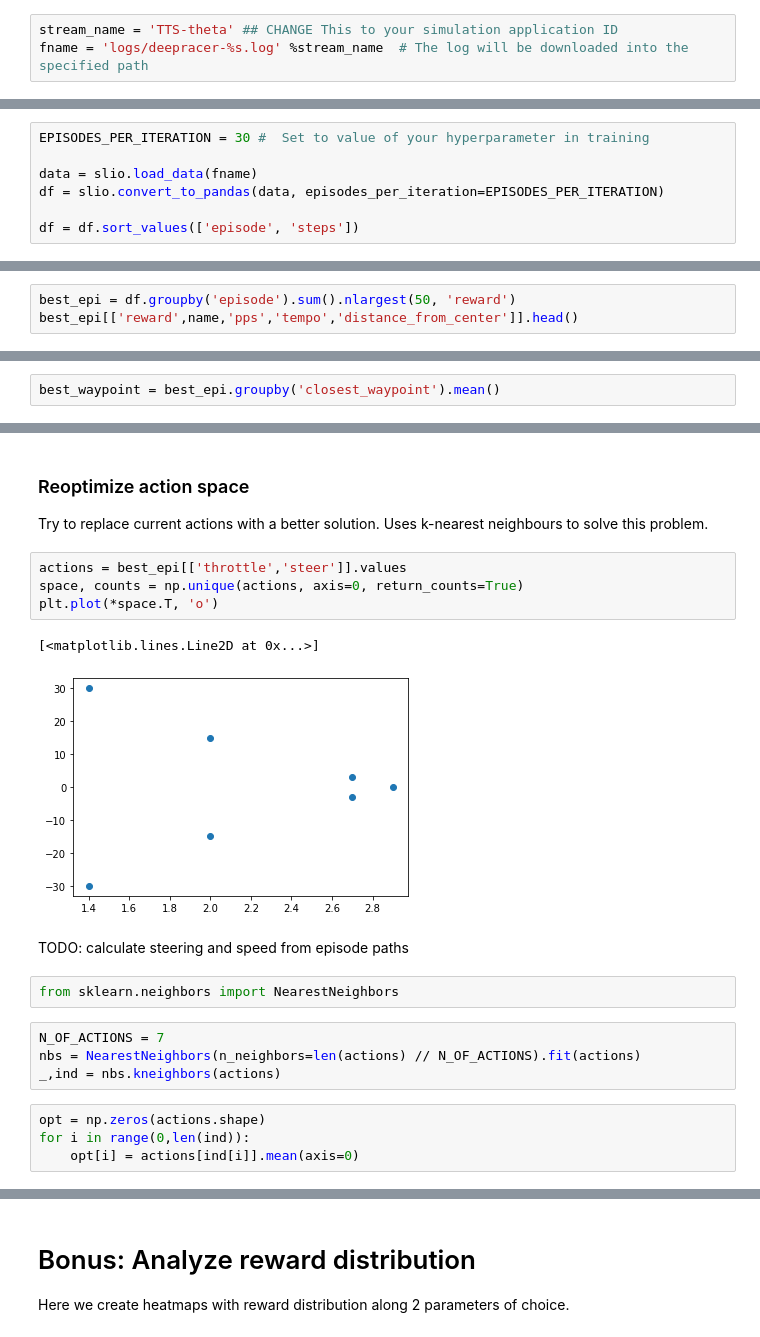
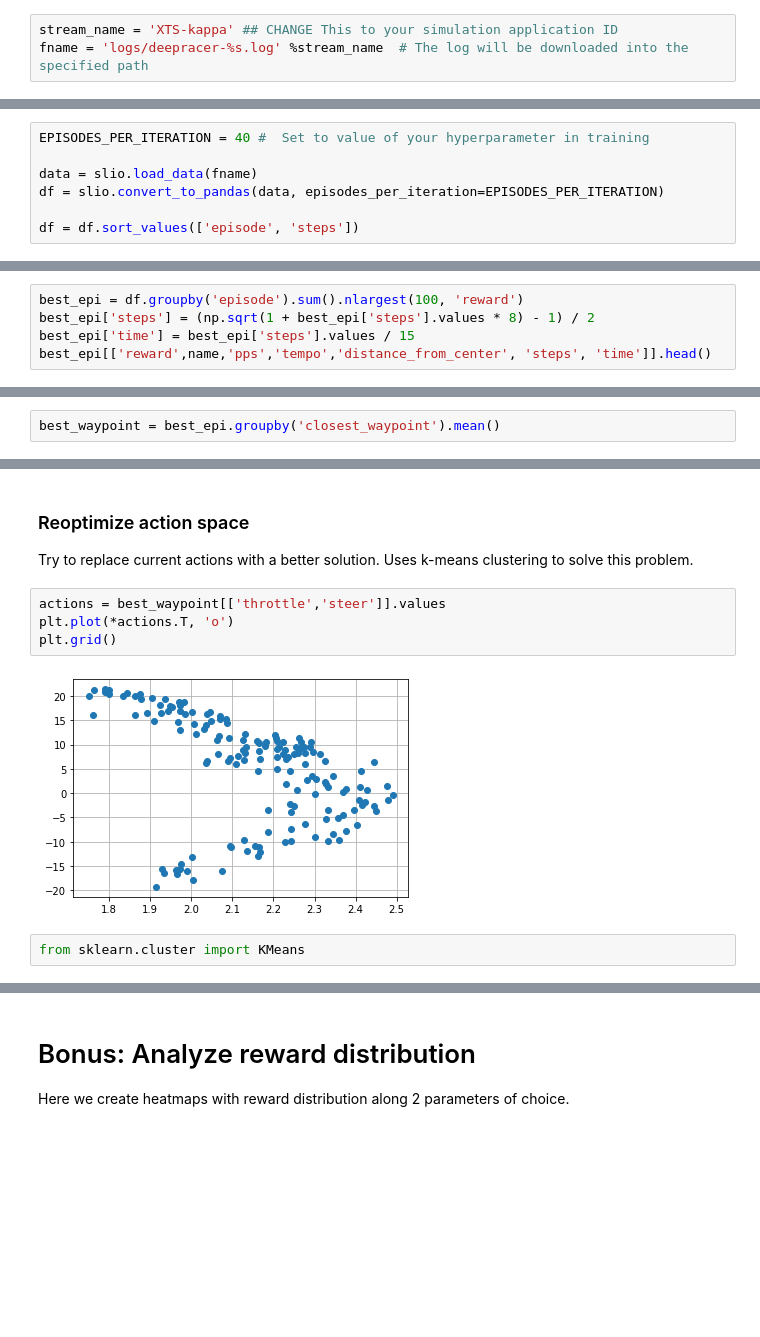
Before and after one commit to Maciej-GBS/dr-gummy, a Jupyter notebook: Essentials_analysis.ipynb, the cells around one changed output, grey strips where cells are left out. Cells and saved outputs as stored; diff of their text form; blank space fills up the shorter version.

Commit message:
Action reoptimization now uses KMeans

```diff
--- a/Essentials_analysis.ipynb
+++ b/Essentials_analysis.ipynb
@@ -99,14 +99,14 @@ plt.grid()
 # %% [markdown]
 ## Load log
 # %%
-stream_name = 'TTS-theta' ## CHANGE This to your simulation application ID
+stream_name = 'XTS-kappa' ## CHANGE This to your simulation application ID
 fname = 'logs/deepracer-%s.log' %stream_name  # The log will be downloaded into the specified path
 # %%
 cw.download_log(fname, stream_prefix=stream_name)  # add force=True if you downloaded the file before but want to repeat
 # %% [output]
 Log file exists, use force=True to download again
 # %%
-EPISODES_PER_ITERATION = 30 #  Set to value of your hyperparameter in training
+EPISODES_PER_ITERATION = 40 #  Set to value of your hyperparameter in training
 
 data = slio.load_data(fname)
 df = slio.convert_to_pandas(data, episodes_per_iteration=EPISODES_PER_ITERATION)
@@ -397,6 +401,8 @@ plt.plot(sectors.index, sectors['var'])
 # Top explored solutions
 Verify what your model has found to give the best results.
 # %%
-best_epi = df.groupby('episode').sum().nlargest(50, 'reward')
-best_epi[['reward',name,'pps','tempo','distance_from_center']].head()
+best_epi = df.groupby('episode').sum().nlargest(100, 'reward')
+best_epi['steps'] = (np.sqrt(1 + best_epi['steps'].values * 8) - 1) / 2
+best_epi['time'] = best_epi['steps'].values / 15
+best_epi[['reward',name,'pps','tempo','distance_from_center', 'steps', 'time']].head()
 # %% [output]
@@ -465,22 +471,11 @@ for s in subplots:
 # %% [markdown]
 ### Reoptimize action space
-Try to replace current actions with a better solution. Uses k-nearest neighbours to solve this problem.
+Try to replace current actions with a better solution. Uses k-means clustering to solve this problem.
 # %%
-actions = best_epi[['throttle','steer']].values
-space, counts = np.unique(actions, axis=0, return_counts=True)
-plt.plot(*space.T, 'o')
+actions = best_waypoint[['throttle','steer']].values
+plt.plot(*actions.T, 'o')
+plt.grid()
 # %% [output]
-[<matplotlib.lines.Line2D at 0x...>]
-[figure, old version]
+[figure, new version]
-# %% [markdown]
-TODO: calculate steering and speed from episode paths
 # %%
-from sklearn.neighbors import NearestNeighbors
+from sklearn.cluster import KMeans
-# %%
-N_OF_ACTIONS = 7
-nbs = NearestNeighbors(n_neighbors=len(actions) // N_OF_ACTIONS).fit(actions)
-_,ind = nbs.kneighbors(actions)
-# %%
-opt = np.zeros(actions.shape)
-for i in range(0,len(ind)):
-    opt[i] = actions[ind[i]].mean(axis=0)
```
Also changed, not shown: parts of 37 cells of this notebook, 3 other files.
